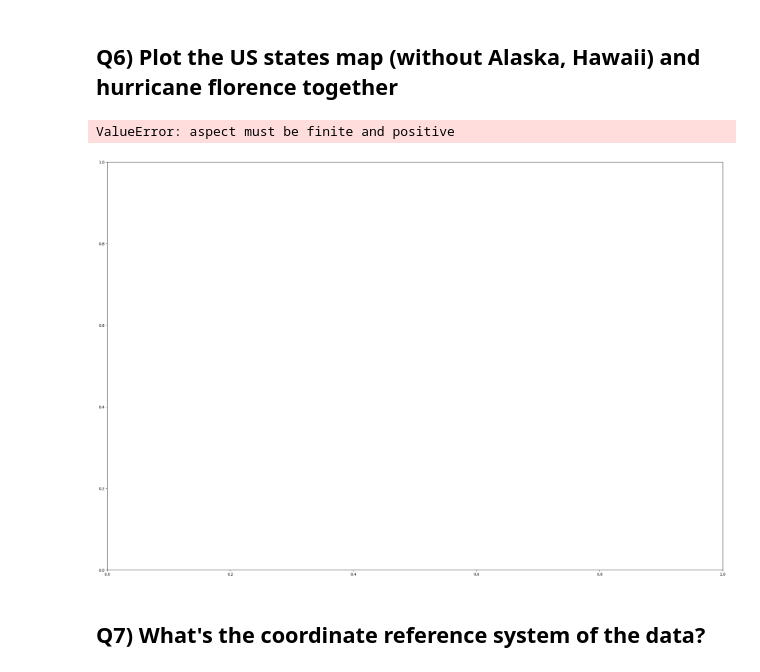
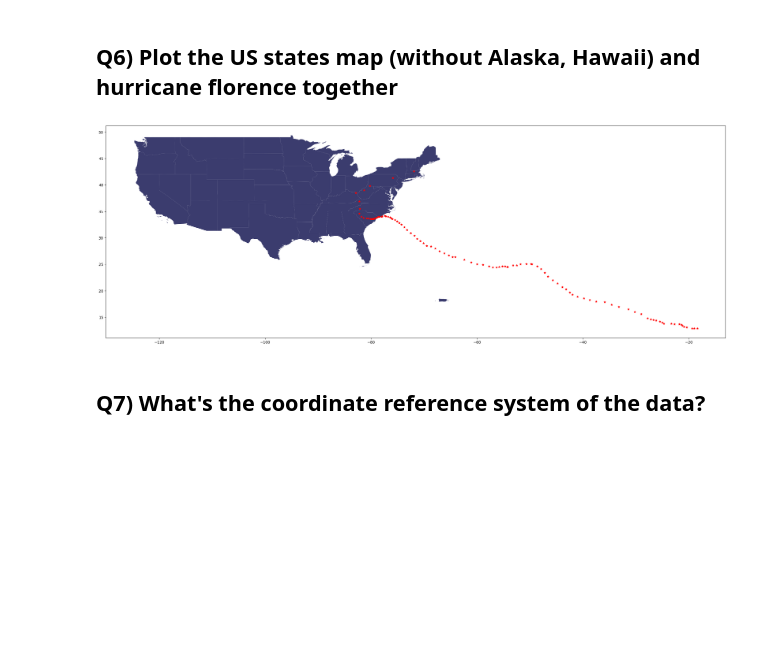
Before and after one commit to Sbindola/2025_Intro_Python, a Jupyter notebook: notebook/W3_S2.ipynb, the cells around one changed output. Drawn from its saved outputs; the diff is of its cells as text; code cells hidden in the pictures; blank space fills up the shorter version.

```diff
--- a/notebook/W3_S2.ipynb
+++ b/notebook/W3_S2.ipynb
@@ -166,17 +166,22 @@ gdf_florence.head(2)
 | 1 | 08/30/2018 14:00 | 12.9 | -19.0 | 30 | 1007 | W at 12 MPH (280 deg) | Potential Tropical Cyclone | Six | POINT (-19 12.9) |
 # %% [markdown]
 ## Q6) Plot the US states map (without Alaska, Hawaii) and hurricane florence together
-# %%
-# Plot to see the hurricane overlay over the US map
-hurr_USA = country[~country['NAME'].isin(['Alaska', 'Hawaii'])].overlay(gdf_florence, how='intersection')
-ax1 = hurr_USA.plot(figsize=(30,20))
-
-
-# And plot the hurricane position on top with red color to stand out:
-gdf_florence.plot(ax=ax1, color='red', marker="*", markersize=25)
-# %% [output]
-ValueError: aspect must be finite and positive
-[figure, removed]
+# %%
+# Escludi Alaska e Hawaii
+hurr_USA = country[~country['NAME'].isin(['Alaska', 'Hawaii'])]
+
+# Crea la figura e l'asse
+fig, ax1 = plt.subplots(figsize=(30, 20))
+
+# Plot della mappa USA
+hurr_USA.plot(ax=ax1, color='#3B3C6E')
+
+# Plot della posizione dell’uragano sopra la mappa
+gdf_florence.plot(ax=ax1, color='red', marker='*', markersize=25)
+
+plt.show()
+# %% [output]
+[figure, added]
 # %%
 #@markdown Fill in the blank code. Double-click here to reveal
 # Plotting to see the hurricane overlay the US map:
```
